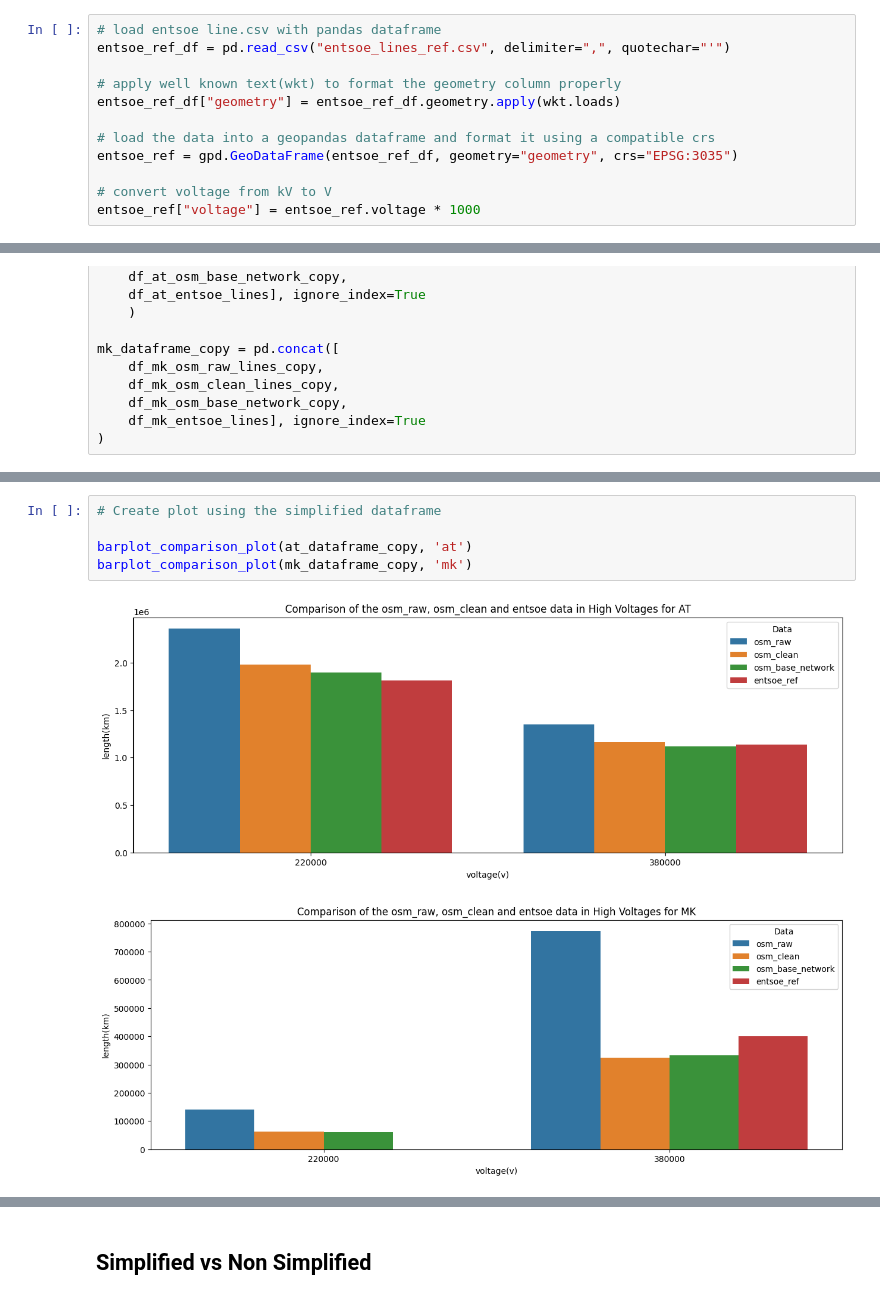
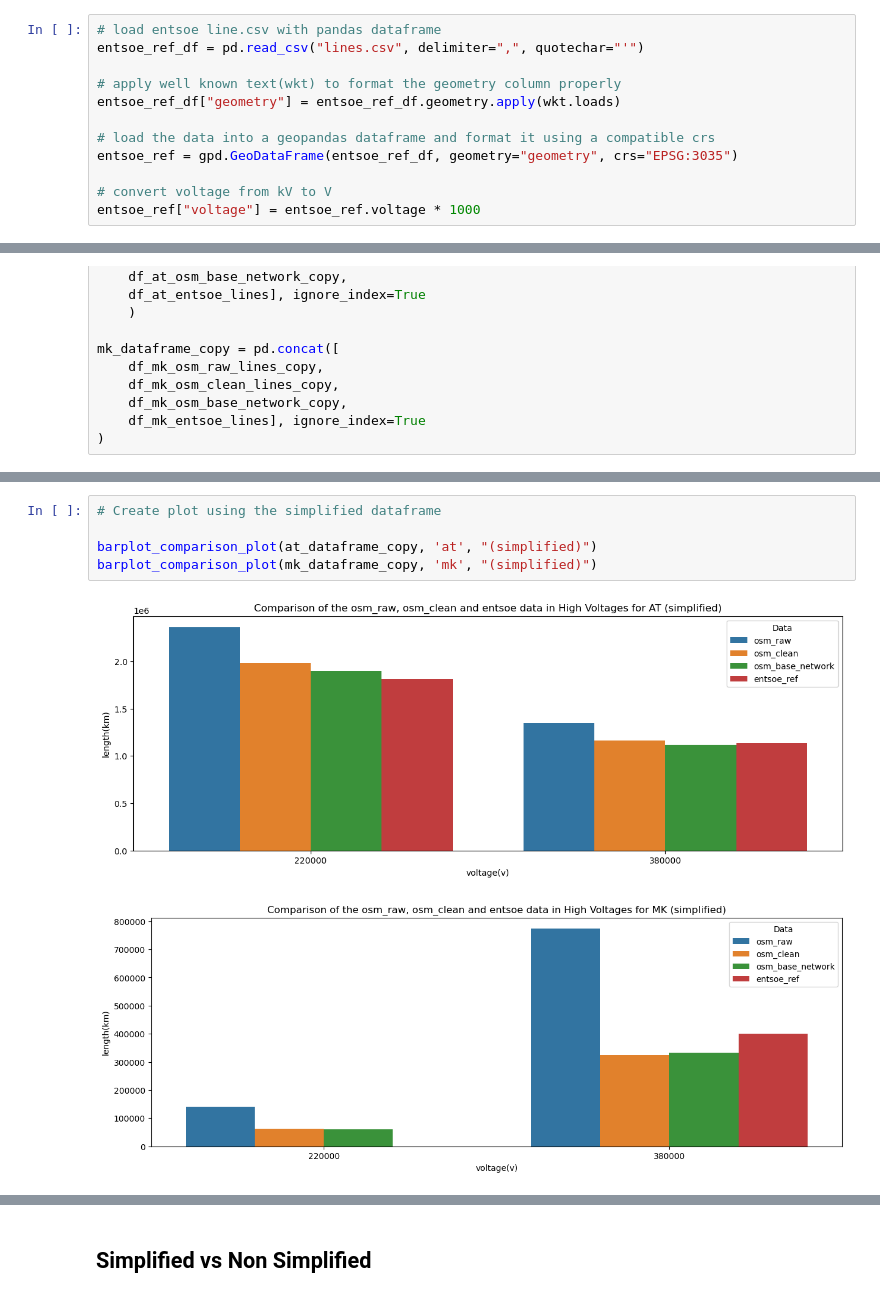
Before and after one commit to pypsa-meets-earth/documentation, a Jupyter notebook: notebooks/validation/osm_validation_using_at_and_mk.ipynb, the cells around one changed output, grey strips where cells are left out. Cells and saved outputs as stored; diff of their text form.

```diff
--- a/notebooks/validation/osm_validation_using_at_and_mk.ipynb
+++ b/notebooks/validation/osm_validation_using_at_and_mk.ipynb
@@ -80,7 +78,7 @@ mk_osm_raw_lines = gpd.read_file(f"{mk_path}/osm/raw/all_raw_lines.geojson")
 mk_country_shape = gpd.read_file(f"{mk_path}/shapes/country_shapes.geojson")
 # %%
 # load entsoe line.csv with pandas dataframe
-entsoe_ref_df = pd.read_csv("entsoe_lines_ref.csv", delimiter=",", quotechar="'")
+entsoe_ref_df = pd.read_csv("lines.csv", delimiter=",", quotechar="'")
 
 # apply well known text(wkt) to format the geometry column properly
 entsoe_ref_df["geometry"] = entsoe_ref_df.geometry.apply(wkt.loads)
@@ -377,8 +482,8 @@ geospatial_plot(380000, "MK", mk_country_shape,
 # %%
 # Create plot using the simplified dataframe
 
-barplot_comparison_plot(at_dataframe_copy, 'at')
-barplot_comparison_plot(mk_dataframe_copy, 'mk')
+barplot_comparison_plot(at_dataframe_copy, 'at', "(simplified)")
+barplot_comparison_plot(mk_dataframe_copy, 'mk', "(simplified)")
 # %% [output]
-[figure, old version]
+[figure, new version]
-[figure, old version]
+[figure, new version]
```
Also changed, not shown: parts of 18 cells of this notebook.
